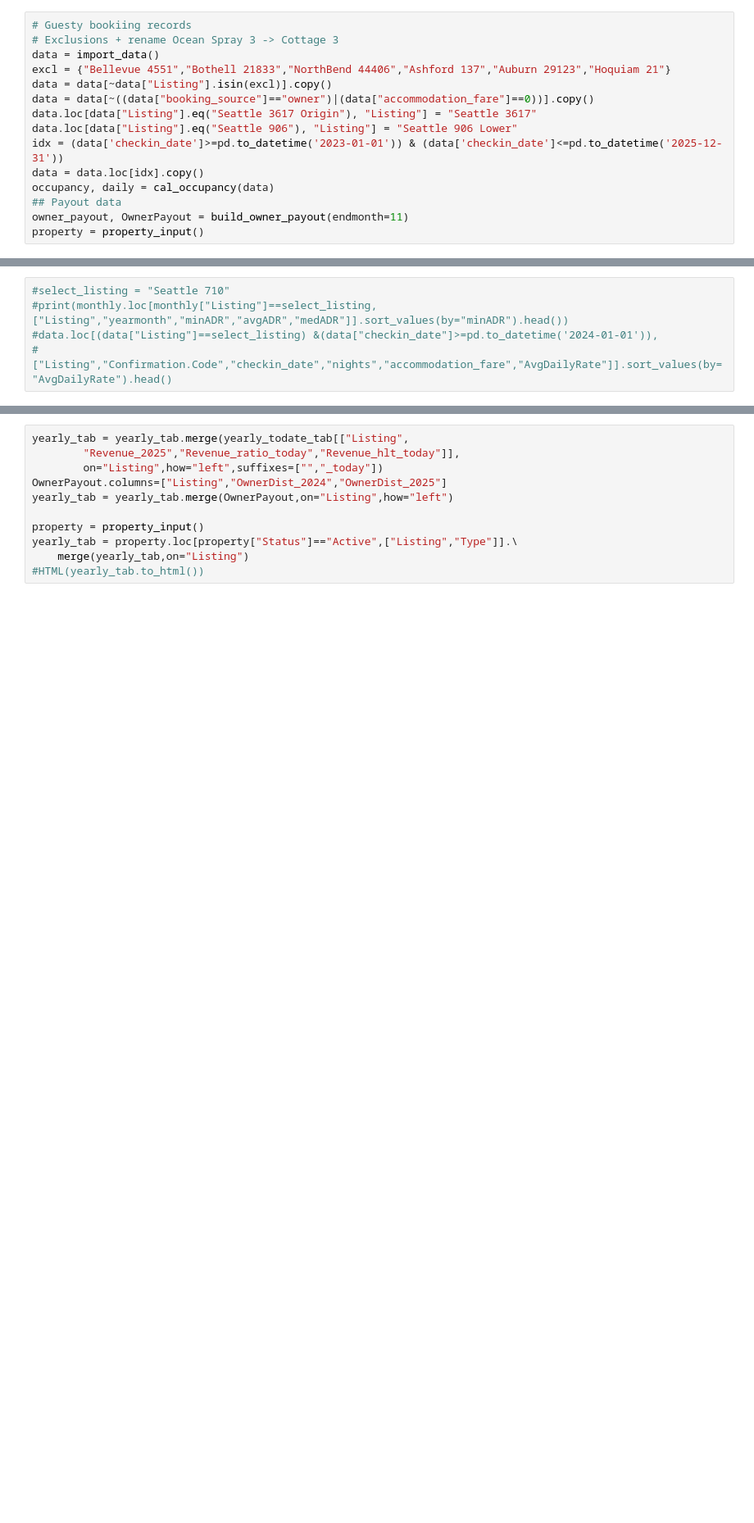
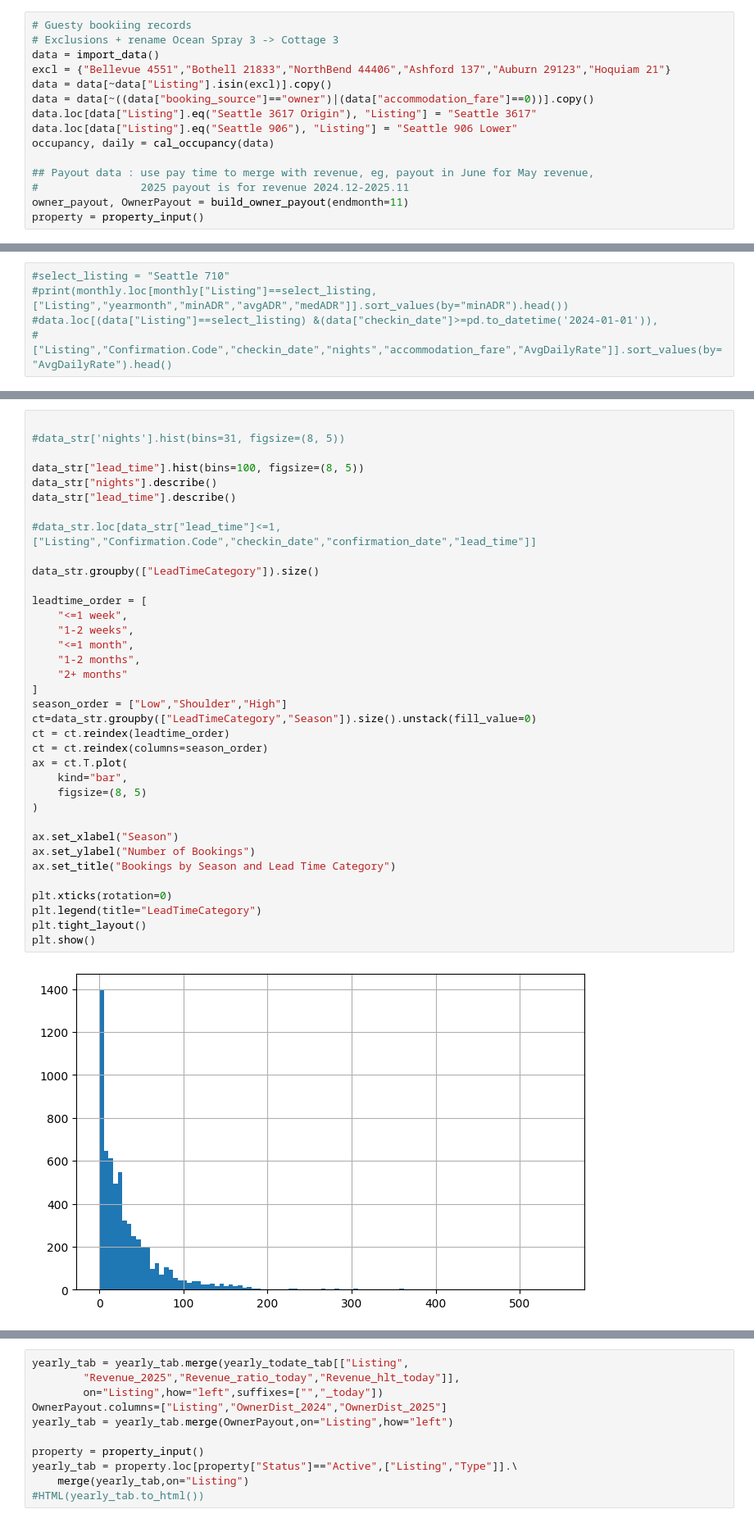
Before and after one commit to ylin2016/ValtaWork, a Jupyter notebook: Data and Reporting/python/RevenueReport.ipynb, the cells around one changed output, grey strips where cells are left out. Shown at 82% size. Drawn from its saved outputs; the diff is of its cells as text; blank space fills up the shorter version.

Commit message:
Add nights and leadtime analyses

```diff
--- a/Data and Reporting/python/RevenueReport.ipynb
+++ b/Data and Reporting/python/RevenueReport.ipynb
@@ -216,10 +241,10 @@ data = data[~data["Listing"].isin(excl)].copy()
 data = data[~((data["booking_source"]=="owner")|(data["accommodation_fare"]==0))].copy()
 data.loc[data["Listing"].eq("Seattle 3617 Origin"), "Listing"] = "Seattle 3617"
 data.loc[data["Listing"].eq("Seattle 906"), "Listing"] = "Seattle 906 Lower"
-idx = (data['checkin_date']>=pd.to_datetime('2023-01-01')) & (data['checkin_date']<=pd.to_datetime('2025-12-31'))
-data = data.loc[idx].copy()
 occupancy, daily = cal_occupancy(data)
-## Payout data
+
+## Payout data : use pay time to merge with revenue, eg, payout in June for May revenue,
+#                2025 payout is for revenue 2024.12-2025.11
 owner_payout, OwnerPayout = build_owner_payout(endmonth=11)
 property = property_input()
 # %%
@@ -344,0 +472,38 @@ yearly_tab = safe_round(yearly_tab, ndigits=2)
+# %%
+
+#data_str['nights'].hist(bins=31, figsize=(8, 5))
+
+data_str["lead_time"].hist(bins=100, figsize=(8, 5))
+data_str["nights"].describe()
+data_str["lead_time"].describe()
+
+#data_str.loc[data_str["lead_time"]<=1,["Listing","Confirmation.Code","checkin_date","confirmation_date","lead_time"]]
+
+data_str.groupby(["LeadTimeCategory"]).size()
+
+leadtime_order = [
+    "<=1 week",
+    "1-2 weeks",
+    "<=1 month",
+    "1-2 months",
+    "2+ months"
+]
+season_order = ["Low","Shoulder","High"]
+ct=data_str.groupby(["LeadTimeCategory","Season"]).size().unstack(fill_value=0)
+ct = ct.reindex(leadtime_order)
+ct = ct.reindex(columns=season_order)
+ax = ct.T.plot(
+    kind="bar",
+    figsize=(8, 5)
+)
+
+ax.set_xlabel("Season")
+ax.set_ylabel("Number of Bookings")
+ax.set_title("Bookings by Season and Lead Time Category")
+
+plt.xticks(rotation=0)
+plt.legend(title="LeadTimeCategory")
+plt.tight_layout()
+plt.show()
+# %% [output]
+[figure, added]
```
Also changed, not shown: parts of 15 cells of this notebook.
